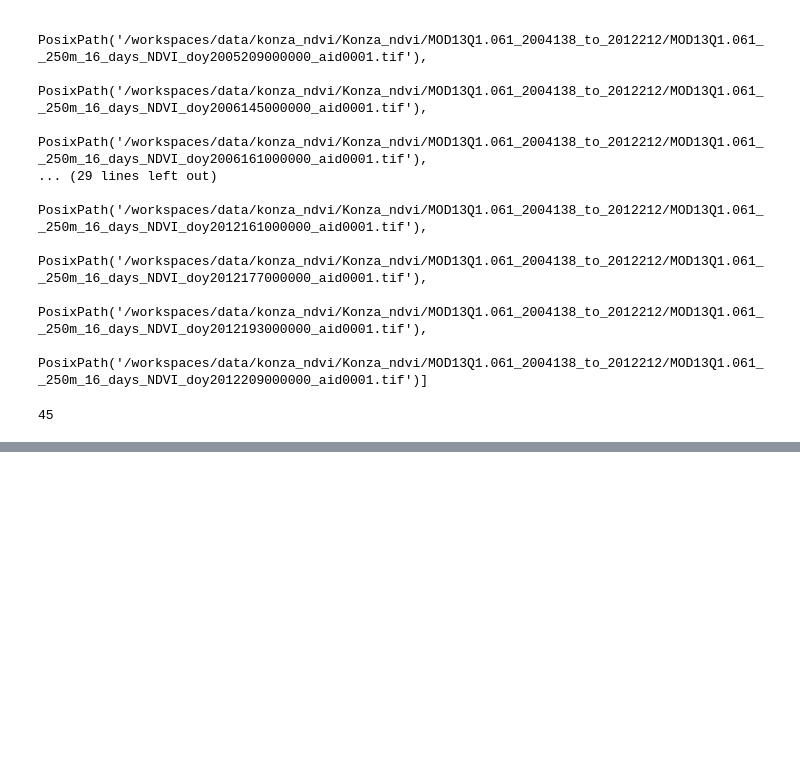
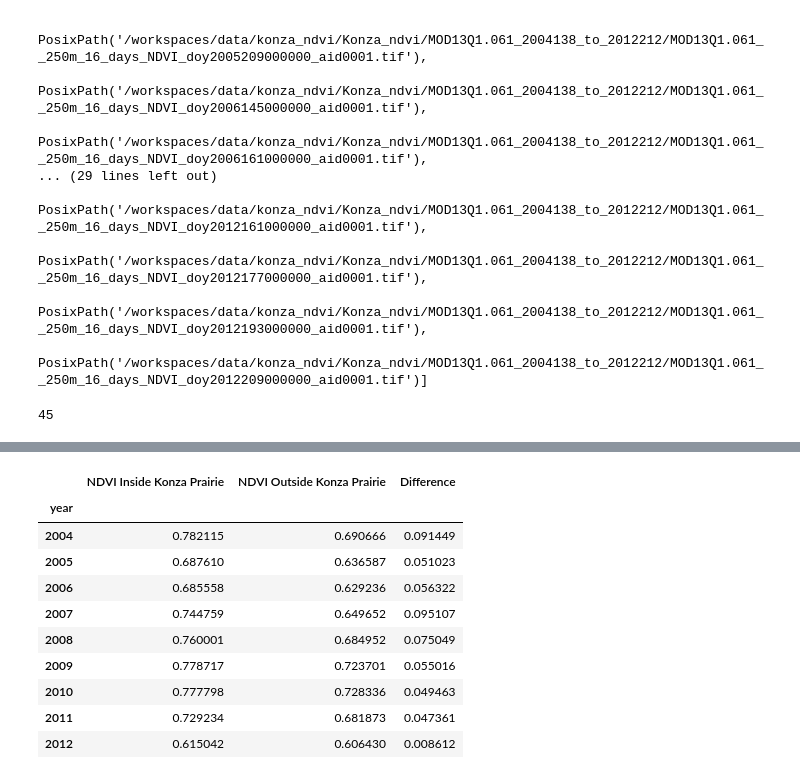
Before and after one commit to earthlab-education/04-vegetation-bwhoa2299, a Jupyter notebook: notebooks/Konza-ndvi.ipynb, the cells around one changed output, grey strips where cells are left out. Drawn from its saved outputs; the diff is of its cells as text; code cells hidden in the pictures; blank space fills up the shorter version.

```diff
--- a/notebooks/Konza-ndvi.ipynb
+++ b/notebooks/Konza-ndvi.ipynb
@@ -118,0 +225,7 @@ len(ndvi_paths)
+# %%
+# Clip NDVI data to both inside and outside the boundary
+ndvi_inside = da.rio.clip(Konza_gdf.geometry, from_disk=True)
+print(ndvi_inside)
+
+ndvi_outside = da.rio.clip(outside_Konza_gdf.geometry, from_disk=True)
+print(ndvi_outside)
@@ -118,0 +253,13 @@ len(ndvi_paths)
+# %%
+# Compute mean annual July NDVI
+july_ndvi_inside_df = (ndvi_inside
+                       .groupby(ndvi_inside.date.dt.year)
+                       .mean(...)
+                       .NDVI.to_dataframe())
+print('Mean NDVI inside Konza Prairie\n', july_ndvi_inside_df.head())
+
+july_ndvi_outside_df = (ndvi_outside
+                       .groupby(ndvi_outside.date.dt.year)
+                       .mean(...)
+                       .NDVI.to_dataframe())
+print('Mean NDVI outside Konza Prairie\n', july_ndvi_outside_df.head())
@@ -118,0 +283,7 @@ len(ndvi_paths)
+# %%
+# Join inside and outside Konza df and rename columns
+july_ndvi_df = (july_ndvi_inside_df[['NDVI']]
+                .join(july_ndvi_outside_df[['NDVI']],
+                      lsuffix=' Inside Konza Prairie',
+                      rsuffix=' Outside Konza Prairie'))
+july_ndvi_df
@@ -118,0 +307,17 @@ len(ndvi_paths)
+# %%
+# Calculate difference inside and outside the boundary
+july_ndvi_df['Difference'] = (july_ndvi_df['NDVI Inside Konza Prairie']
+                              - july_ndvi_df['NDVI Outside Konza Prairie'])
+july_ndvi_df
+# %% [output]
+|  | NDVI Inside Konza Prairie | NDVI Outside Konza Prairie | Difference |
+| year |  |  |  |
+| 2004 | 0.782115 | 0.690666 | 0.091449 |
+| 2005 | 0.687610 | 0.636587 | 0.051023 |
+| 2006 | 0.685558 | 0.629236 | 0.056322 |
+| 2007 | 0.744759 | 0.649652 | 0.095107 |
+| 2008 | 0.760001 | 0.684952 | 0.075049 |
+| 2009 | 0.778717 | 0.723701 | 0.055016 |
+| 2010 | 0.777798 | 0.728336 | 0.049463 |
+| 2011 | 0.729234 | 0.681873 | 0.047361 |
+| 2012 | 0.615042 | 0.606430 | 0.008612 |
```
Also changed, not shown: parts of 12 cells of this notebook.
